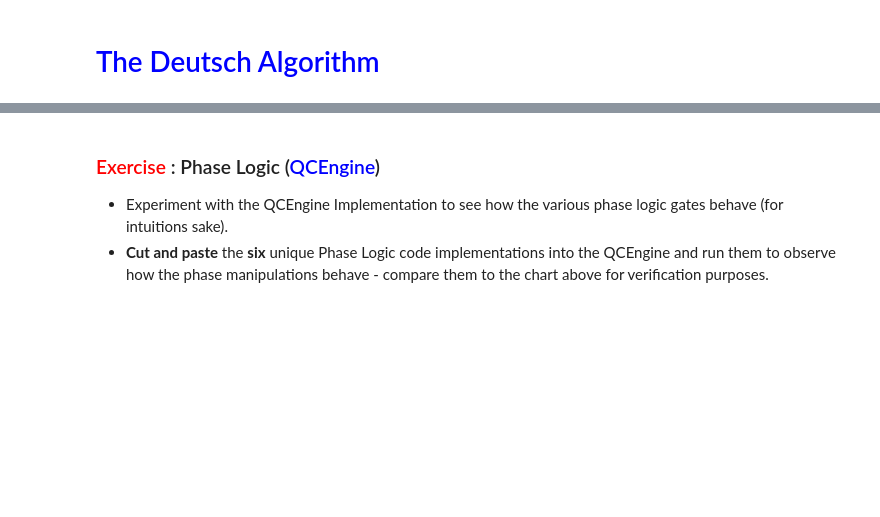
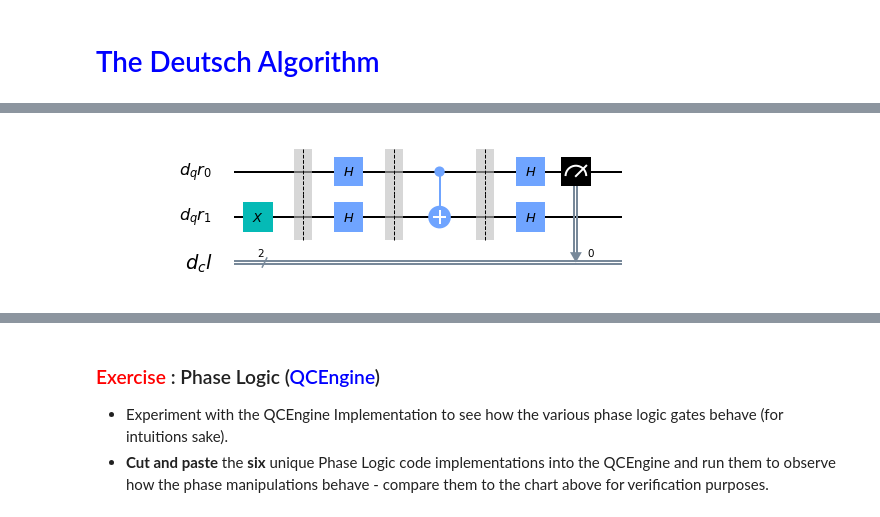
Before and after one commit to profversaggi/QuantumEducation, a Jupyter notebook: QC_WorkShop/Simple Quantum Algorithms.ipynb, the cells around one changed output, grey strips where cells are left out. Cells and saved outputs as stored; diff of their text form; code cells hidden in the pictures; blank space fills up the shorter version.

```diff
--- a/QC_WorkShop/Simple Quantum Algorithms.ipynb
+++ b/QC_WorkShop/Simple Quantum Algorithms.ipynb
@@ -410,0 +508,18 @@ Conclusion: f is BALANCED
+# %%
+# Run the Program - use local simulator
+#
+backend = BasicAer.get_backend('qasm_simulator')
+shots = 1024
+
+# Get Results
+#
+results = execute(d_qc, backend=backend, shots=shots).result()
+
+# Result Form: Balanced: {'01': 1024} and Constant: {'00': 1024}
+answer = results.get_counts()
+
+
+# Print The Circuit
+d_qc.draw(output='mpl')
+# %% [output]
+[figure, added]
```
Also changed, not shown: parts of 93 cells of this notebook, 26 other files.
